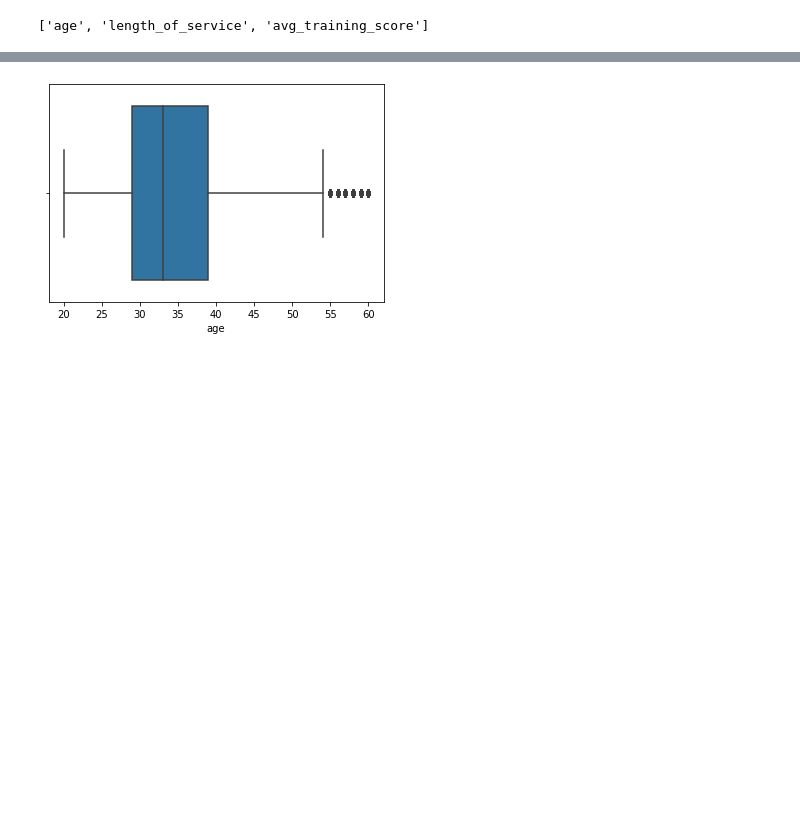
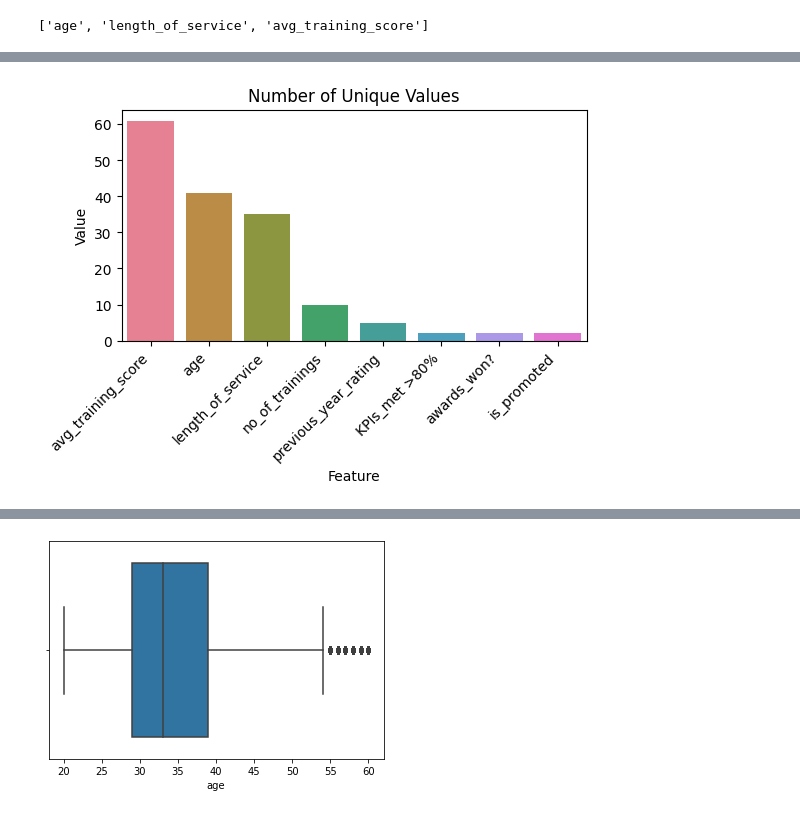
Before and after one commit to Amalvs007/HR_Analytics_Project, a Jupyter notebook: HR_Analytics.ipynb, the cells around one changed output, grey strips where cells are left out. Saved outputs shown, nothing was run; the diff lists cells and outputs as text; code cells hidden in the pictures; blank space fills up the shorter version.

```diff
--- a/HR_Analytics.ipynb
+++ b/HR_Analytics.ipynb
@@ -204,0 +190,16 @@ continuousCols
+# %%
+#Number of Unique Values
+
+unique_values= df.select_dtypes(include='number').nunique()
+unique_values = unique_values.reset_index()
+unique_values.columns = ["Feature", "Value"]
+
+unique_values = unique_values.sort_values(by="Value", ascending=False)
+
+plt.figure(figsize=(6, 3))
+sns.barplot(x="Feature", y="Value", data=unique_values, palette='husl')
+plt.title("Number of Unique Values")
+plt.xticks(rotation=45, horizontalalignment='right')
+plt.show()
+# %% [output]
+[figure, added]
```
Also changed, not shown: parts of 41 cells of this notebook.
